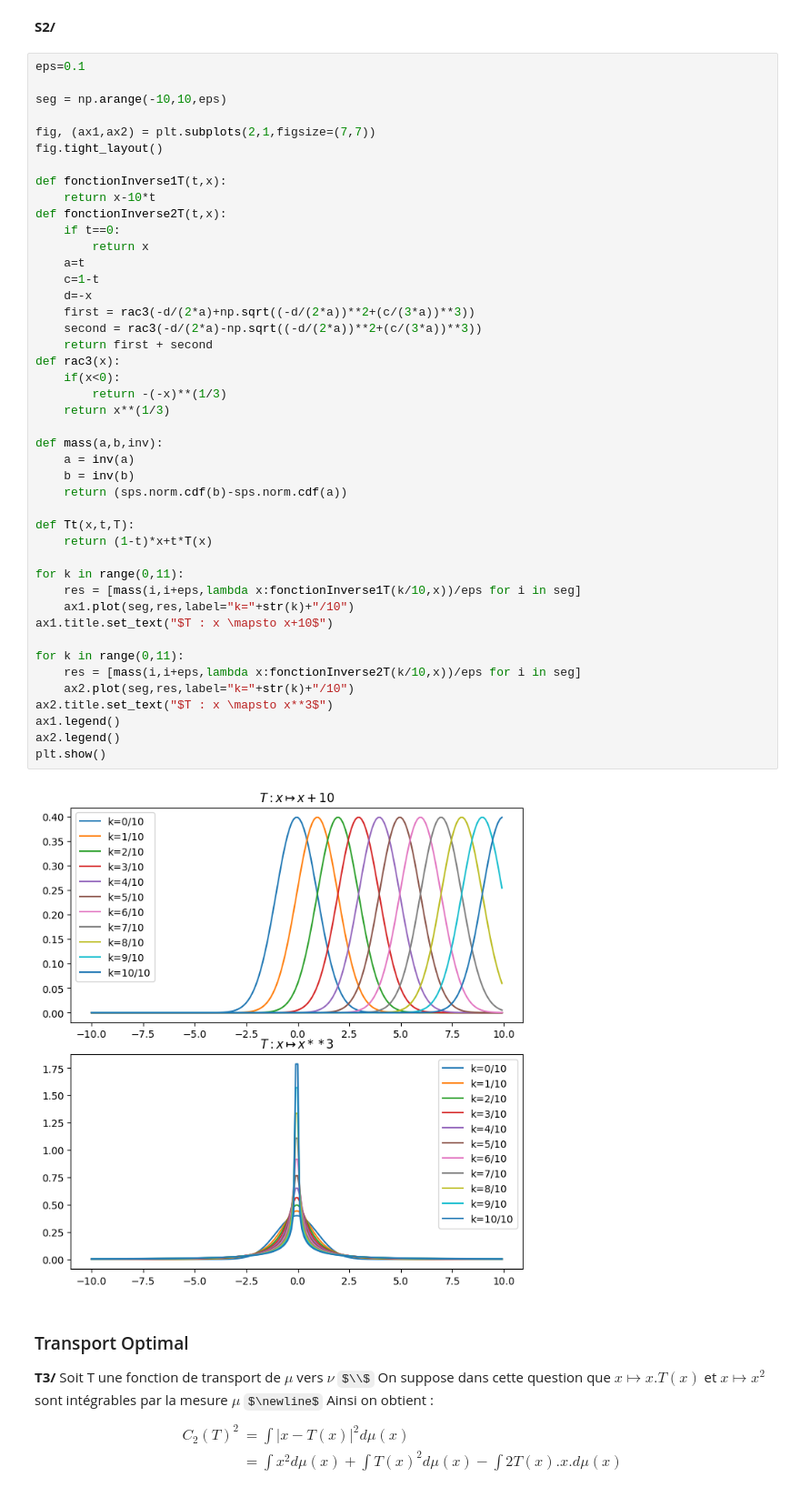
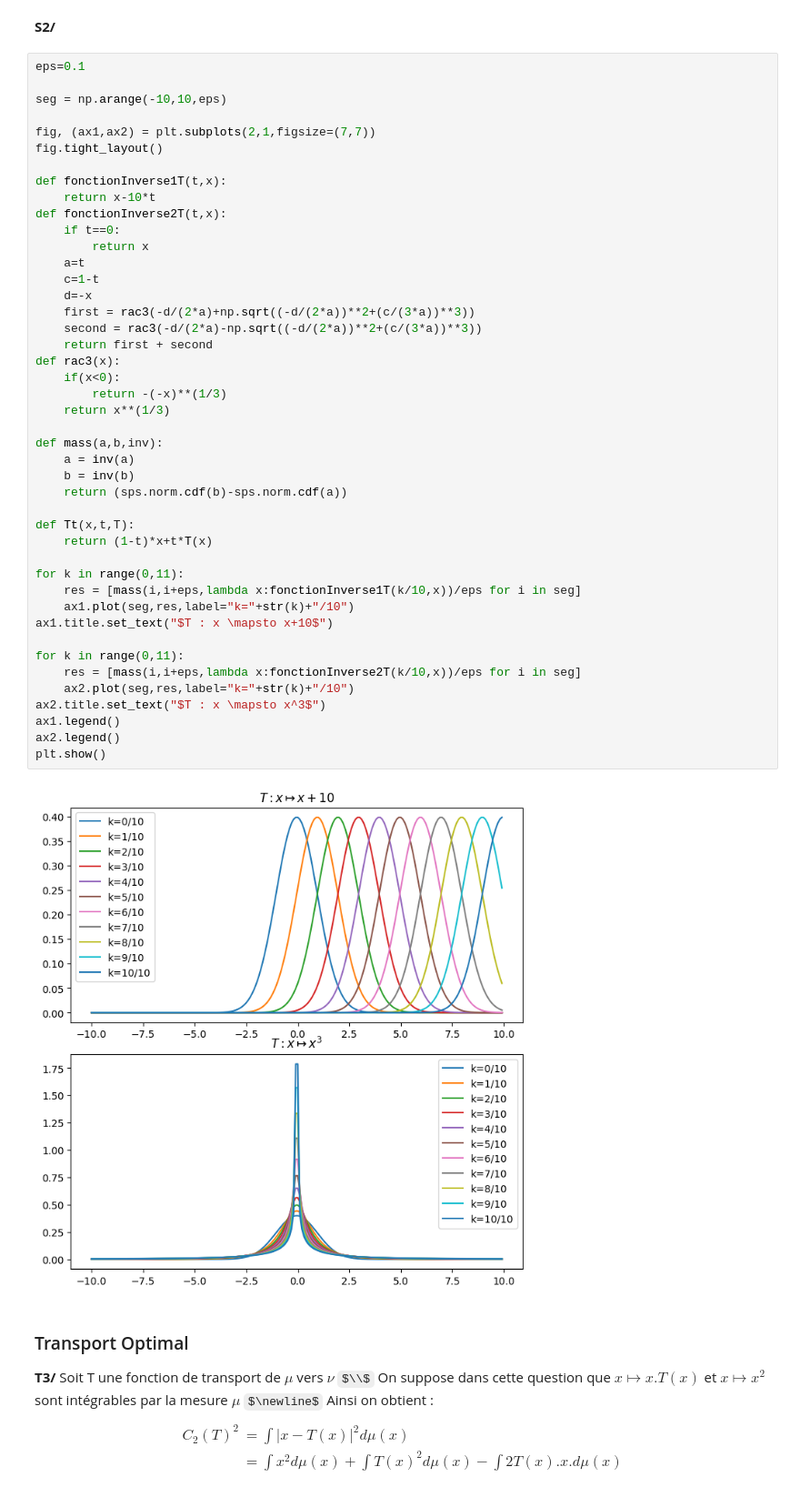
Before and after one commit to AI-ELka/Displacement_convexity_proj, a Jupyter notebook: Main.ipynb, the cells around one changed output. Shown at 91% size. Cells and saved outputs as stored; diff of their text form; some formulas as TeX source.

Commit message:
Changed S2 : Added ^3 instead of **3 ine title

```diff
--- a/Main.ipynb
+++ b/Main.ipynb
@@ -166,35 +166,35 @@ def fonctionInverse2T(t,x):
     c=1-t
     d=-x
     first = rac3(-d/(2*a)+np.sqrt((-d/(2*a))**2+(c/(3*a))**3))
     second = rac3(-d/(2*a)-np.sqrt((-d/(2*a))**2+(c/(3*a))**3))
     return first + second
 def rac3(x):
     if(x<0):
         return -(-x)**(1/3)
     return x**(1/3)
 
 def mass(a,b,inv):
     a = inv(a)
     b = inv(b)
     return (sps.norm.cdf(b)-sps.norm.cdf(a))
 
 def Tt(x,t,T):
     return (1-t)*x+t*T(x)
 
 for k in range(0,11):
     res = [mass(i,i+eps,lambda x:fonctionInverse1T(k/10,x))/eps for i in seg]
     ax1.plot(seg,res,label="k="+str(k)+"/10")
 ax1.title.set_text("$T : x \mapsto x+10$")
 
 for k in range(0,11):
     res = [mass(i,i+eps,lambda x:fonctionInverse2T(k/10,x))/eps for i in seg]
     ax2.plot(seg,res,label="k="+str(k)+"/10")
-ax2.title.set_text("$T : x \mapsto x**3$")
+ax2.title.set_text("$T : x \mapsto x^3$")
 ax1.legend()
 ax2.legend()
 plt.show()
 # %% [output]
-[figure, old version]
+[figure, new version]
 # %% [markdown]
 ### Transport Optimal
 
```
